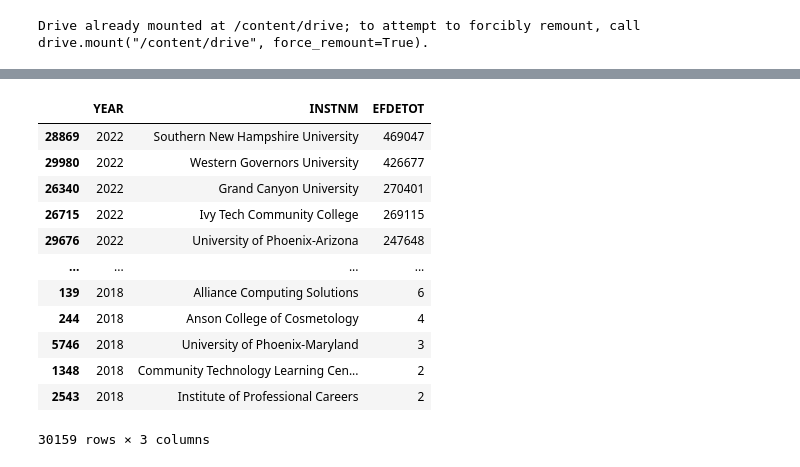
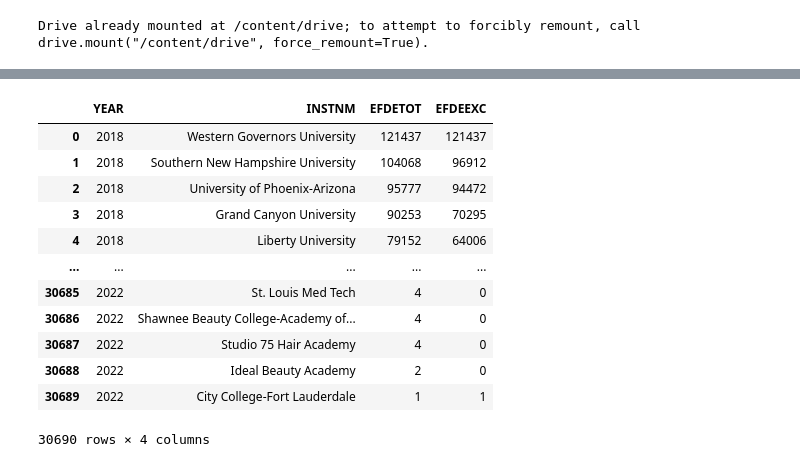
Before and after one commit to katyk20/distance-education-highered, a Jupyter notebook: Notebooks/EDA.ipynb, the cells around one changed output, grey strips where cells are left out. Drawn from its saved outputs; the diff is of its cells as text; code cells hidden in the pictures.

```diff
--- a/Notebooks/EDA.ipynb
+++ b/Notebooks/EDA.ipynb
@@ -67,16 +58,0 @@ grouped_data.sort_values(by=['YEAR', 'EFDETOT'], ascending = False, inplace=True
-# %%
-grouped_data
-# %% [output]
-|  | YEAR | INSTNM | EFDETOT |
-| 28869 | 2022 | Southern New Hampshire University | 469047 |
-| 29980 | 2022 | Western Governors University | 426677 |
-| 26340 | 2022 | Grand Canyon University | 270401 |
-| 26715 | 2022 | Ivy Tech Community College | 269115 |
-| 29676 | 2022 | University of Phoenix-Arizona | 247648 |
-| ... | ... | ... | ... |
-| 139 | 2018 | Alliance Computing Solutions | 6 |
-| 244 | 2018 | Anson College of Cosmetology | 4 |
-| 5746 | 2018 | University of Phoenix-Maryland | 3 |
-| 1348 | 2018 | Community Technology Learning Cen... | 2 |
-| 2543 | 2018 | Institute of Professional Careers | 2 |
-30159 rows × 3 columns
@@ -82,0 +72,16 @@ grouped_data
+# %%
+enroll3
+# %% [output]
+|  | YEAR | INSTNM | EFDETOT | EFDEEXC |
+| 0 | 2018 | Western Governors University | 121437 | 121437 |
+| 1 | 2018 | Southern New Hampshire University | 104068 | 96912 |
+| 2 | 2018 | University of Phoenix-Arizona | 95777 | 94472 |
+| 3 | 2018 | Grand Canyon University | 90253 | 70295 |
+| 4 | 2018 | Liberty University | 79152 | 64006 |
+| ... | ... | ... | ... | ... |
+| 30685 | 2022 | St. Louis Med Tech | 4 | 0 |
+| 30686 | 2022 | Shawnee Beauty College-Academy of... | 4 | 0 |
+| 30687 | 2022 | Studio 75 Hair Academy | 4 | 0 |
+| 30688 | 2022 | Ideal Beauty Academy | 2 | 0 |
+| 30689 | 2022 | City College-Fort Lauderdale | 1 | 1 |
+30690 rows × 4 columns
```
Also changed, not shown: parts of 20 cells of this notebook.
